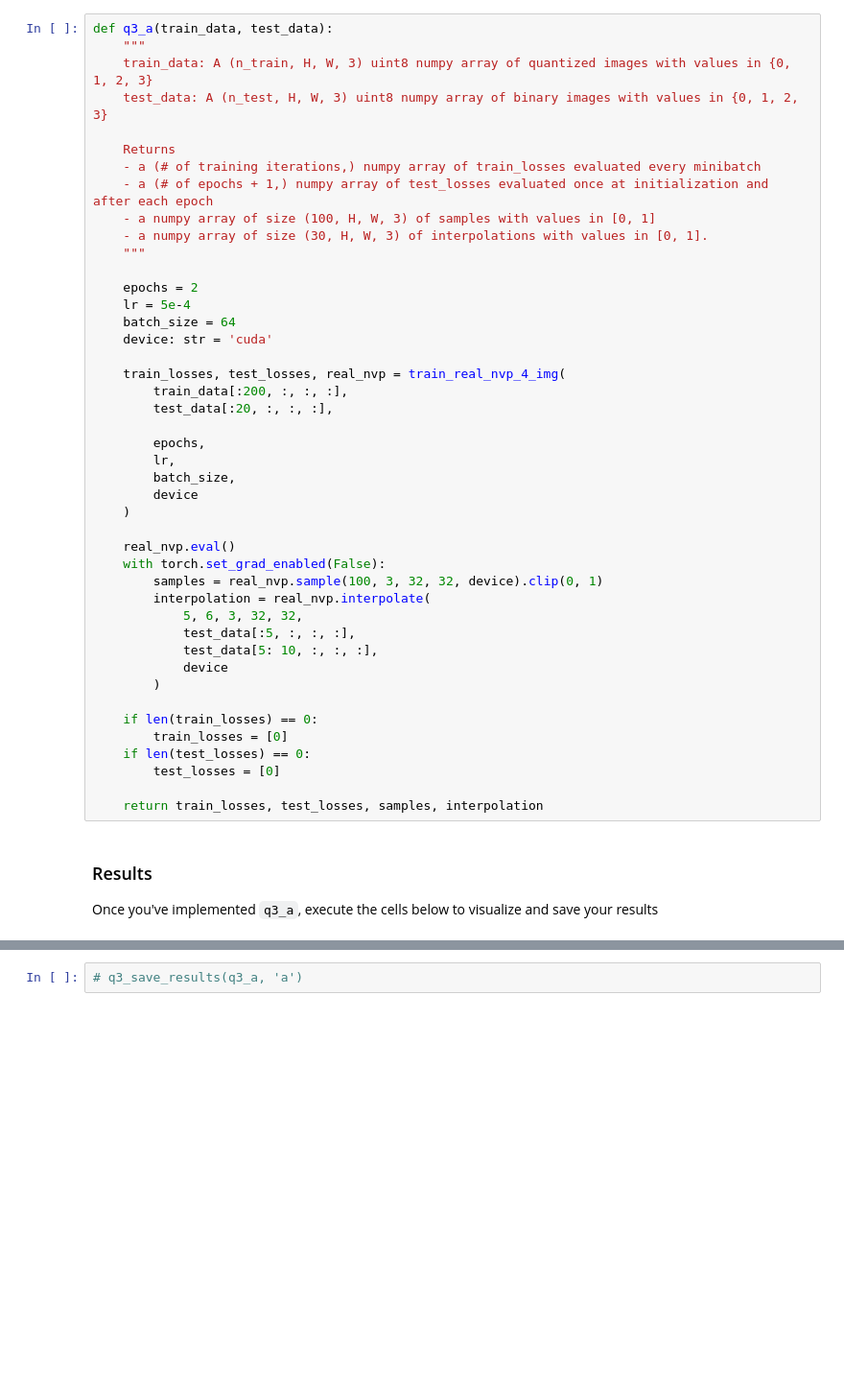
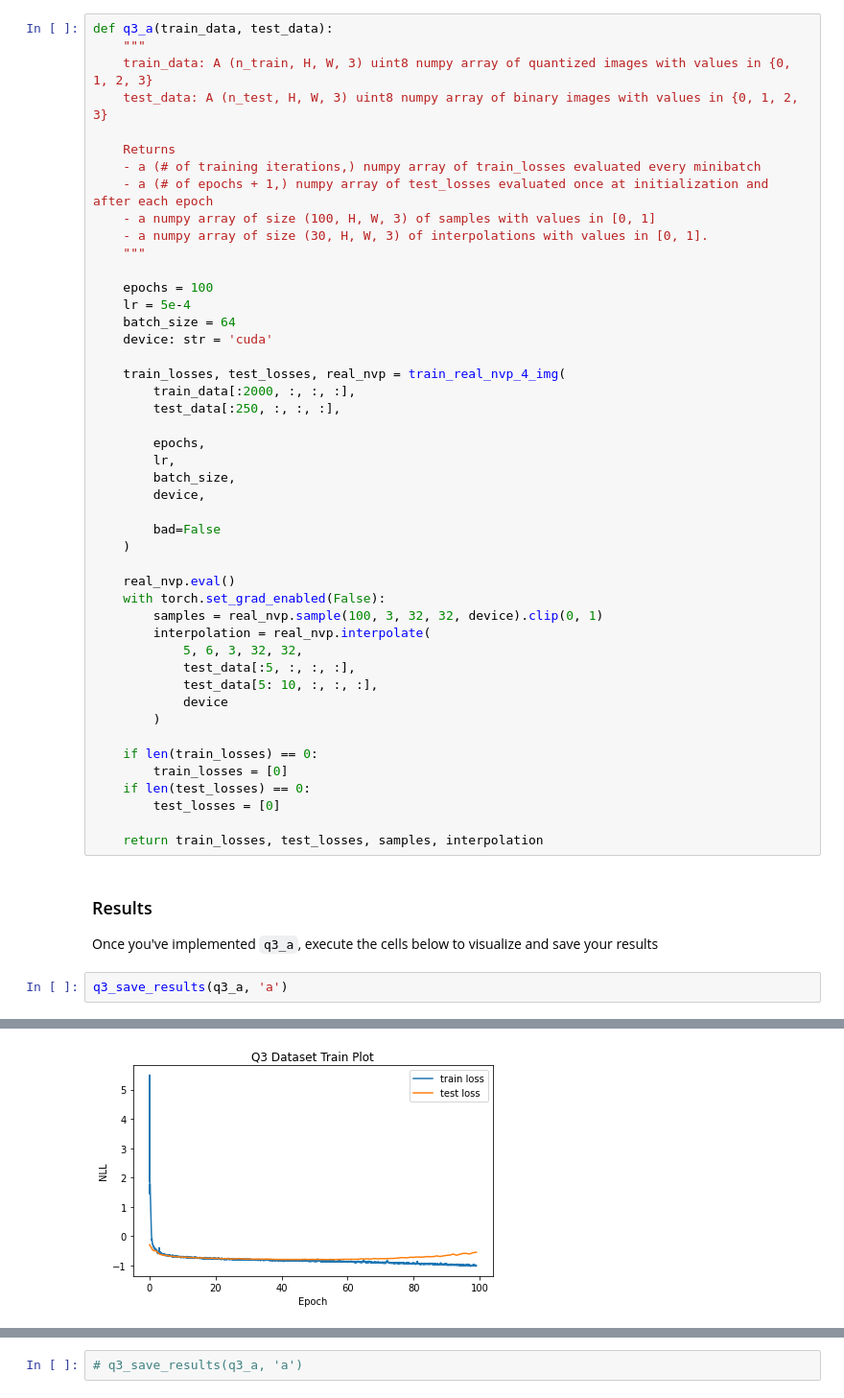
Before and after one commit to maximumSHOT-HSE/DUL, a Jupyter notebook: Surkov_HW3_Flow_Models.ipynb, the cells around one changed output, grey strips where cells are left out. Shown: that part at 96% size. Cells and saved outputs as stored; diff of their text form; blank space fills up the shorter version.

```diff
--- a/Surkov_HW3_Flow_Models.ipynb
+++ b/Surkov_HW3_Flow_Models.ipynb
@@ -947,19 +947,21 @@ def q3_a(train_data, test_data):
     - a numpy array of size (30, H, W, 3) of interpolations with values in [0, 1].
     """
 
-    epochs = 2
+    epochs = 100
     lr = 5e-4
     batch_size = 64
     device: str = 'cuda'
 
     train_losses, test_losses, real_nvp = train_real_nvp_4_img(
-        train_data[:200, :, :, :],
-        test_data[:20, :, :, :],
+        train_data[:2000, :, :, :],
+        test_data[:250, :, :, :],
 
         epochs,
         lr,
         batch_size,
-        device
+        device,
+
+        bad=False
     )
 
     real_nvp.eval()
@@ -982,3 +984,6 @@ def q3_a(train_data, test_data):
 ### Results
 
 Once you've implemented `q3_a`, execute the cells below to visualize and save your results
+# %%
+q3_save_results(q3_a, 'a')
+# %% [output]
@@ -984,0 +1007 @@ Once you've implemented `q3_a`, execute the cells below to visualize and save yo
+[figure, added]
```
Also changed, not shown: parts of 9 cells of this notebook.
